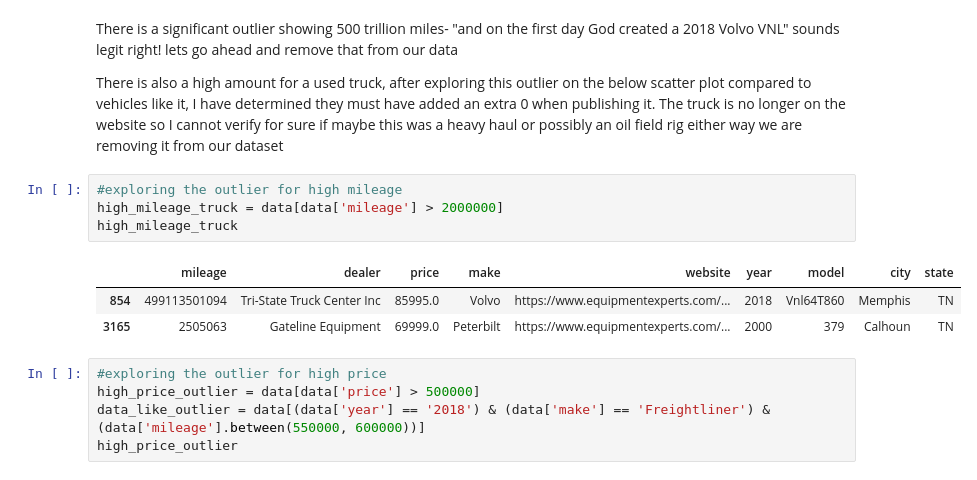
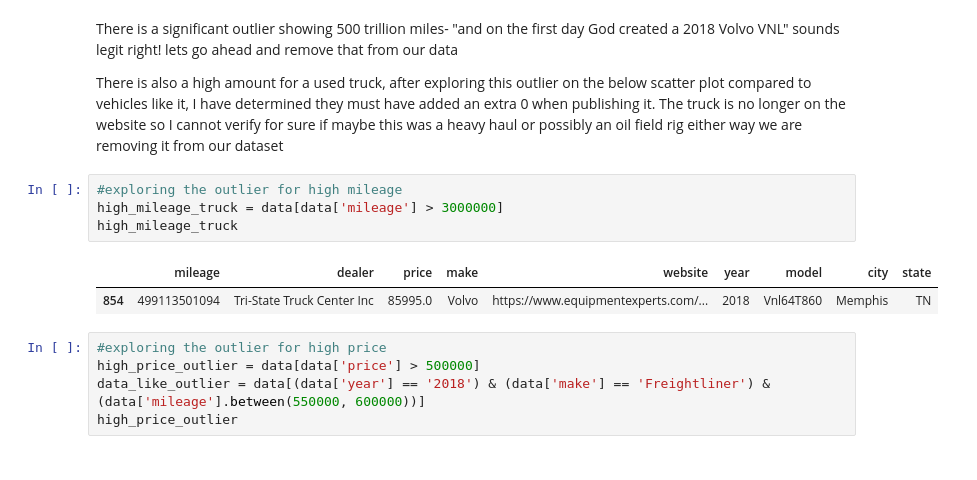
Before and after one commit to dazehead/truck-sales-project, a Jupyter notebook: truck_sales.ipynb, the cells around one changed output. Cells and saved outputs as stored; diff of their text form.

```diff
--- a/truck_sale.ipynb
+++ b/truck_sales.ipynb
@@ -235,12 +249,11 @@ There is a significant outlier showing 500 trillion miles- "and on the first day
 There is also a high amount for a used truck, after exploring this outlier on the below scatter plot compared to vehicles like it, I have determined they must have added an extra 0 when publishing it. The truck is no longer on the website so I cannot verify for sure if maybe this was a heavy haul or possibly an oil field rig either way we are removing it from our dataset
 # %%
 #exploring the outlier for high mileage
-high_mileage_truck = data[data['mileage'] > 2000000]
+high_mileage_truck = data[data['mileage'] > 3000000]
 high_mileage_truck
 # %% [output]
 |  | mileage | dealer | price | make | website | year | model | city | state |
 | 854 | 499113501094 | Tri-State Truck Center Inc | 85995.0 | Volvo | https://www.equipmentexperts.com/... | 2018 | Vnl64T860 | Memphis | TN |
-| 3165 | 2505063 | Gateline Equipment | 69999.0 | Peterbilt | https://www.equipmentexperts.com/... | 2000 | 379 | Calhoun | TN |
 # %%
 #exploring the outlier for high price
 high_price_outlier = data[data['price'] > 500000]
```
Also changed, not shown: parts of 8 cells of this notebook, 2 other files.
